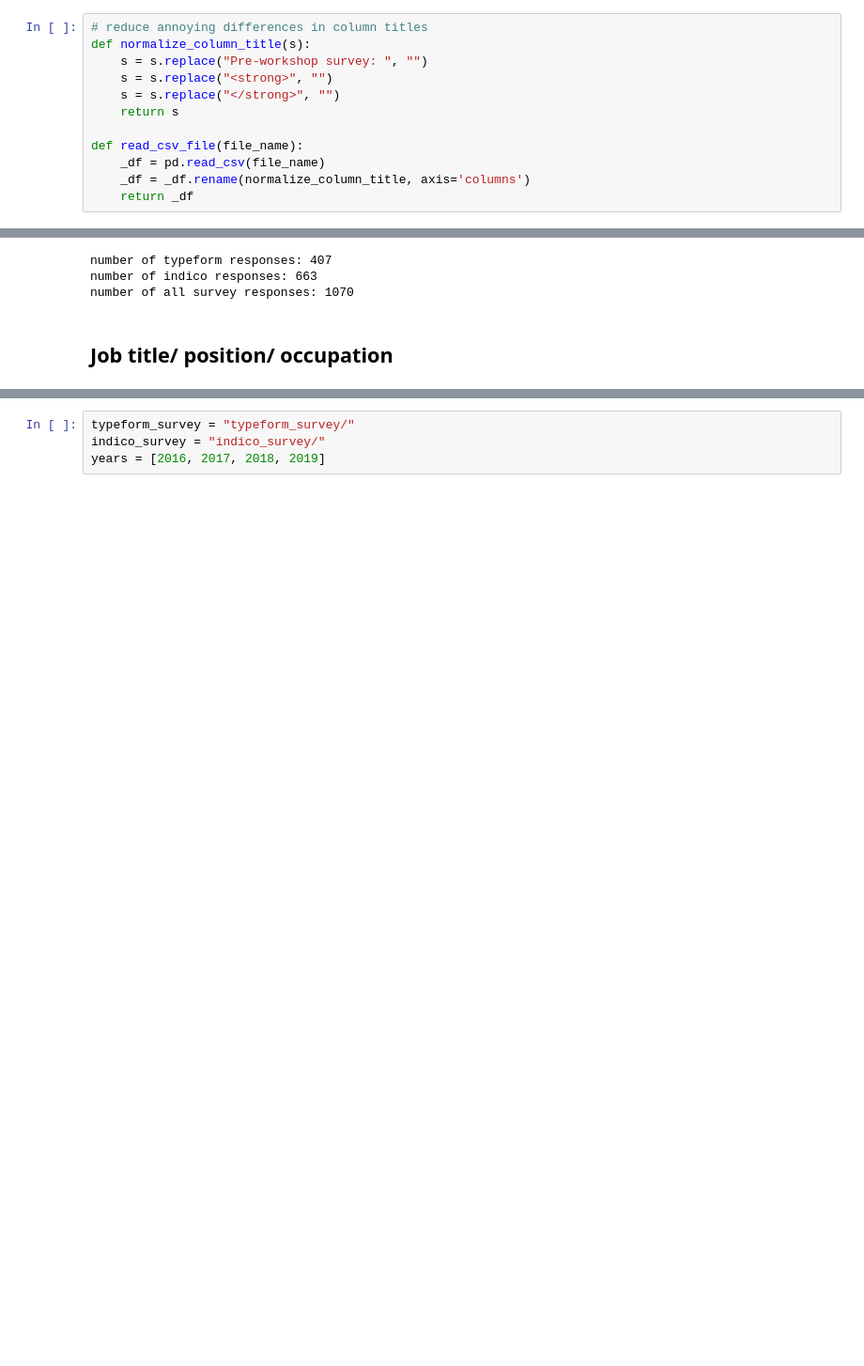
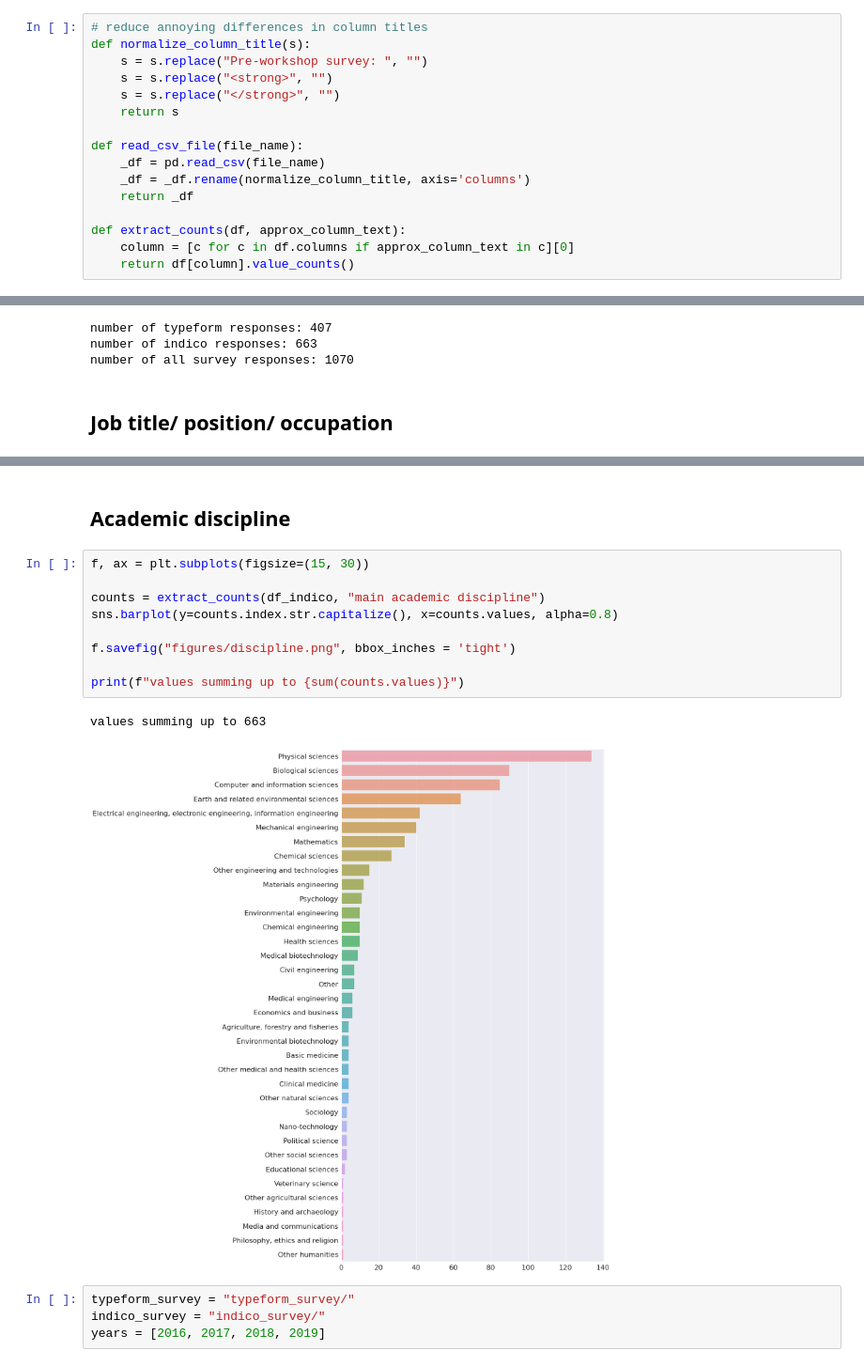
Before and after one commit to coderefinery/pre-workshop-survey, a Jupyter notebook: survey-analysis.ipynb, the cells around one changed output, grey strips where cells are left out. Shown at 94% size. Cells and saved outputs as stored; diff of their text form; blank space fills up the shorter version.

Commit message:
plot academic discipline

```diff
--- a/survey-analysis.ipynb
+++ b/survey-analysis.ipynb
@@ -23,6 +23,10 @@ def read_csv_file(file_name):
     _df = pd.read_csv(file_name)
     _df = _df.rename(normalize_column_title, axis='columns')
     return _df
+
+def extract_counts(df, approx_column_text):
+    column = [c for c in df.columns if approx_column_text in c][0]
+    return df[column].value_counts()
 # %%
 dfs = [read_csv_file(f) for f in glob.glob('typeform_survey/20*/*.csv')]
 df_typeform = pd.concat(dfs, ignore_index=False, keys=None)
@@ -75,6 +75,20 @@ print(f"values summing up to {sum(counts.values)}")
 # %% [output]
 values summing up to 301
 [figure]
+# %% [markdown]
+## Academic discipline
+# %%
+f, ax = plt.subplots(figsize=(15, 30))
+
+counts = extract_counts(df_indico, "main academic discipline")
+sns.barplot(y=counts.index.str.capitalize(), x=counts.values, alpha=0.8)
+
+f.savefig("figures/discipline.png", bbox_inches = 'tight')
+
+print(f"values summing up to {sum(counts.values)}")
+# %% [output]
+values summing up to 663
+[figure, added]
 # %%
 typeform_survey = "typeform_survey/"
 indico_survey = "indico_survey/"
```
Also changed, not shown: parts of 2 cells of this notebook, 1 other file.
